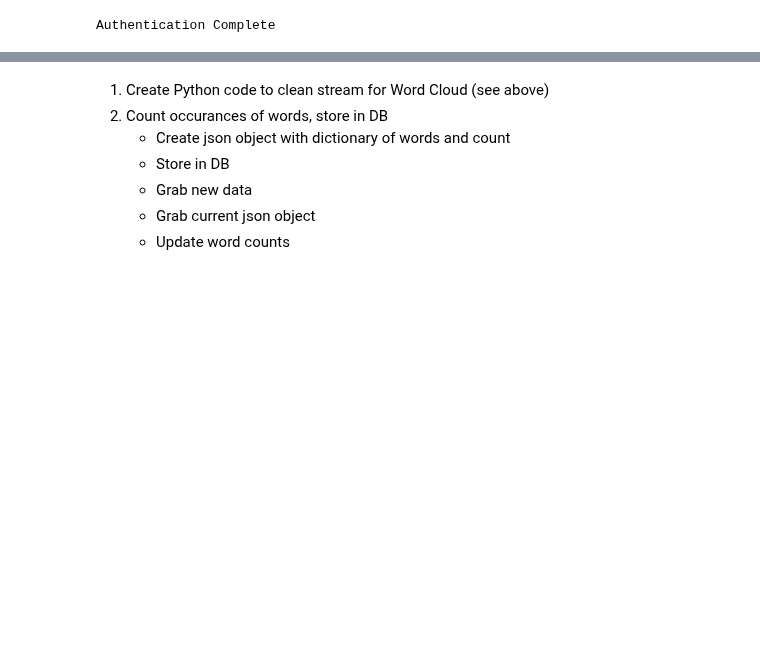
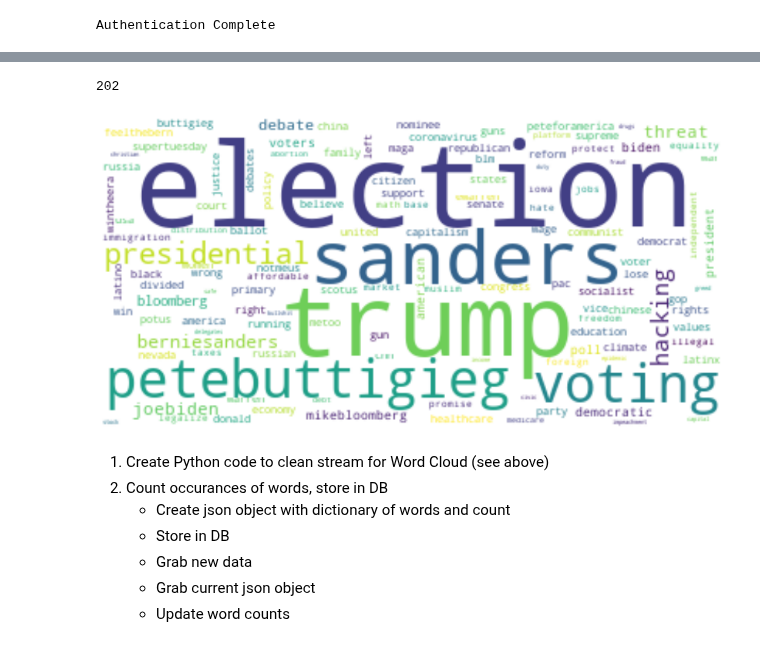
Before and after one commit to alexisophiek/Final_Project, a Jupyter notebook: WordCloud.ipynb, the cells around one changed output, grey strips where cells are left out. Saved outputs shown, nothing was run; the diff lists cells and outputs as text; code cells hidden in the pictures; blank space fills up the shorter version.

```diff
--- a/WordCloud.ipynb
+++ b/WordCloud.ipynb
@@ -156,24 +220,29 @@ words = ['healthcare', 'terrorism', 'gun','guns', 'education', 'economy', 'immig
         'sanctuary','dissent','divide','divided','ballot','bailout','primary','usa','united','states','america','fraud',\
         'black','african','american','africanamerica','blacklivesmatter','blm','campgain','finance','civic','duty',\
          'altright','nazi','nazis','neonazi','neonazis','wage','wages','income','base','gop','epstein','capitalist',\
-         'capitalism','dreamer','dreamers','border','detention','bluelivesmatter','ivanka','donald','melania']
+         'capitalism','dreamer','dreamers','border','detention','bluelivesmatter','ivanka','donald','melania','mikebloom',\
+        'trump','sanders','bloomberg','warren','biden','buttigieg','president','presidential','vice','running']
 # %%
 len(words)
+# %% [output]
+202
 # %%
 word_list_counts = {key:value for key, value in word_count.items() if key.lower() in words}
 # %%
 from wordcloud import WordCloud, STOPWORDS
 stopwords = set(STOPWORDS)
 
-wc = WordCloud(background_color="black", max_words=1000)
+wc = WordCloud(background_color="white", max_words=1000)
     # generate word cloud
 wc.generate_from_frequencies(word_list_counts)
 
 plt.figure(figsize=(15,15))
 plt.imshow(wc, interpolation="bilinear")
 plt.axis("off")
 plt.savefig("word_list_cloud.png")
 plt.show()
+# %% [output]
+[figure, added]
 # %% [markdown]
 1. Create Python code to clean stream for Word Cloud (see above)
 2. Count occurances of words, store in DB
```
Also changed, not shown: parts of 15 cells of this notebook, 3 other files.
